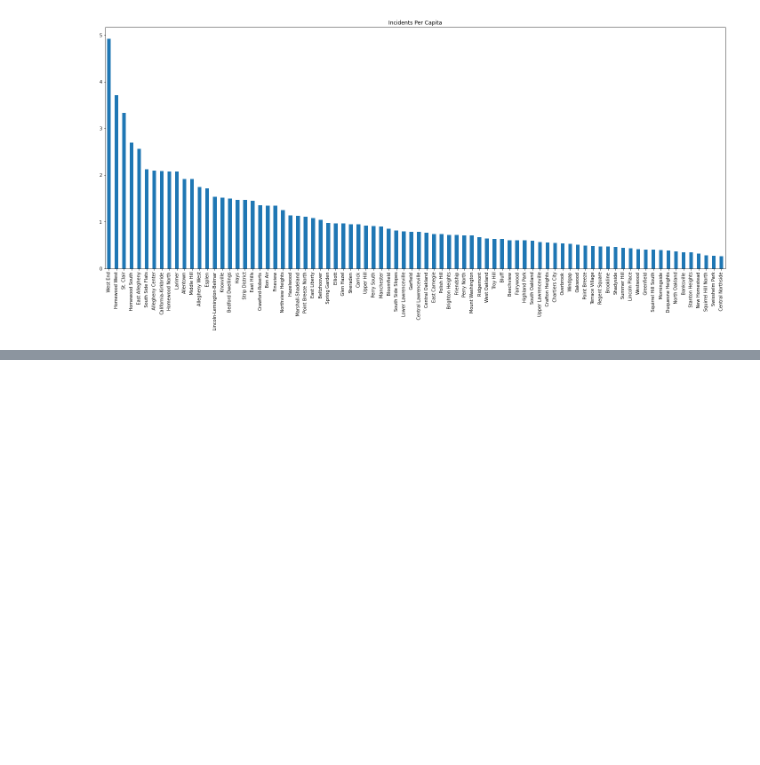
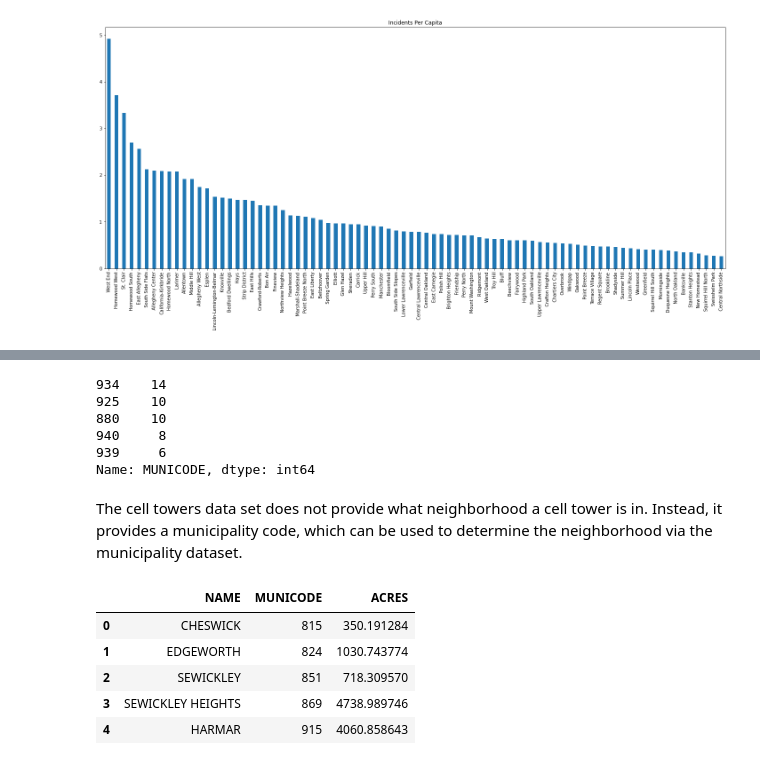
Before and after one commit to carolinescalf/final-project, a Jupyter notebook: Final Notebook.ipynb, the cells around one changed output, grey strips where cells are left out. Saved outputs shown, nothing was run; the diff lists cells and outputs as text; code cells hidden in the pictures; blank space fills up the shorter version.

```diff
--- a/Final Notebook.ipynb
+++ b/Final Notebook.ipynb
@@ -92,0 +101,25 @@ incidents_per_capita.sort_values('Incidents Per Capita', ascending=False)['Incid
+# %%
+import pandas as pd
+
+towers = pd.read_csv("cell_towers.csv")
+towers = towers["MUNICODE"].value_counts()
+towers.head()
+# %% [output]
+934    14
+925    10
+880    10
+940     8
+939     6
+Name: MUNICODE, dtype: int64
+# %% [markdown]
+The cell towers data set does not provide what neighborhood a cell tower is in. Instead, it provides a municipality code, which can be used to determine the neighborhood via the municipality dataset.
+# %%
+municipalities = pd.read_csv("municipalities.csv")[["NAME", "MUNICODE", "ACRES"]]
+municipalities.head()
+# %% [output]
+|  | NAME | MUNICODE | ACRES |
+| 0 | CHESWICK | 815 | 350.191284 |
+| 1 | EDGEWORTH | 824 | 1030.743774 |
+| 2 | SEWICKLEY | 851 | 718.309570 |
+| 3 | SEWICKLEY HEIGHTS | 869 | 4738.989746 |
+| 4 | HARMAR | 915 | 4060.858643 |
```
Also changed, not shown: parts of 5 cells of this notebook, 2 other files.
